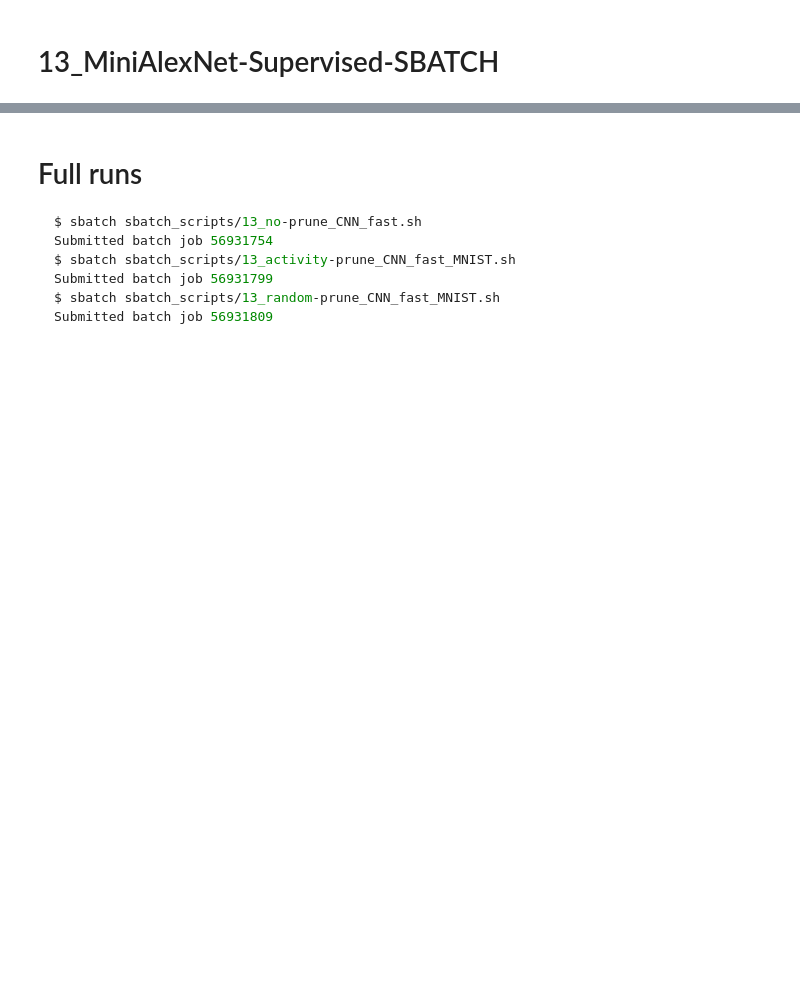
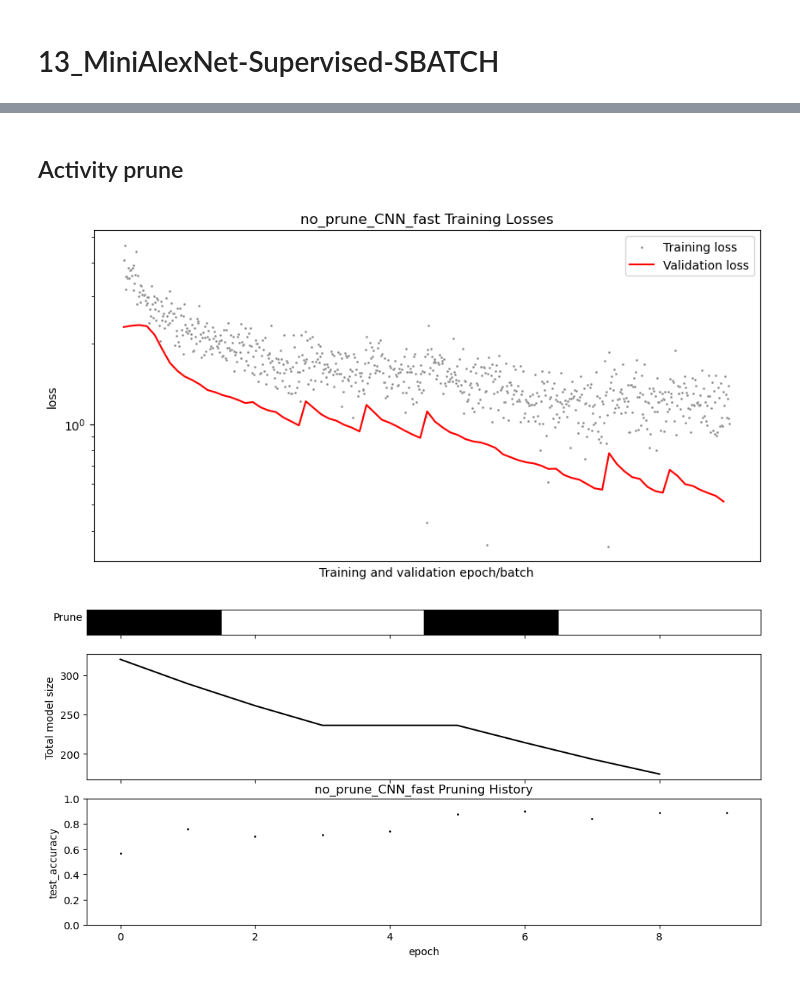
Before and after one commit to cchu70/klab_rotation, a Jupyter notebook: 13_MiniAlexNet-Supervised-SBATCH.ipynb, the cells around one changed output, grey strips where cells are left out. Saved outputs shown, nothing was run; the diff lists cells and outputs as text; code cells hidden in the pictures; blank space fills up the shorter version.

````diff
--- a/13_MiniAlexNet-Supervised-SBATCH.ipynb
+++ b/13_MiniAlexNet-Supervised-SBATCH.ipynb
@@ -36,11 +48,10 @@ test_results.plot_confusion_matrix(test_dataloader)
-# %% [markdown]
-# Full runs
-
-```bash
-$ sbatch sbatch_scripts/13_no-prune_CNN_fast.sh
-Submitted batch job 56931754
-$ sbatch sbatch_scripts/13_activity-prune_CNN_fast_MNIST.sh
-Submitted batch job 56931799
-$ sbatch sbatch_scripts/13_random-prune_CNN_fast_MNIST.sh
-Submitted batch job 56931809
-```
+# %% [markdown]
+## Activity prune
+# %%
+activity_prune_results = CNNSupervisedTrainingResults("/home/clc926/Desktop/klab_rotation/outputs/13/no_prune_CNN_fast/sbatch-56944523_ds-MNIST_ic-1_bs-32_sf-0.05_vr-6_nti-10_lmd-10_pmt-Activity_g-0.1_lr-0.001_s-4")
+# %%
+fig, ax = activity_prune_results.plot_training_losses()
+fig, ax = activity_prune_results.plot_pruning()
+# %% [output]
+[figure, added]
+[figure, added]
````
Also changed, not shown: parts of 8 cells of this notebook, 36 other files.
